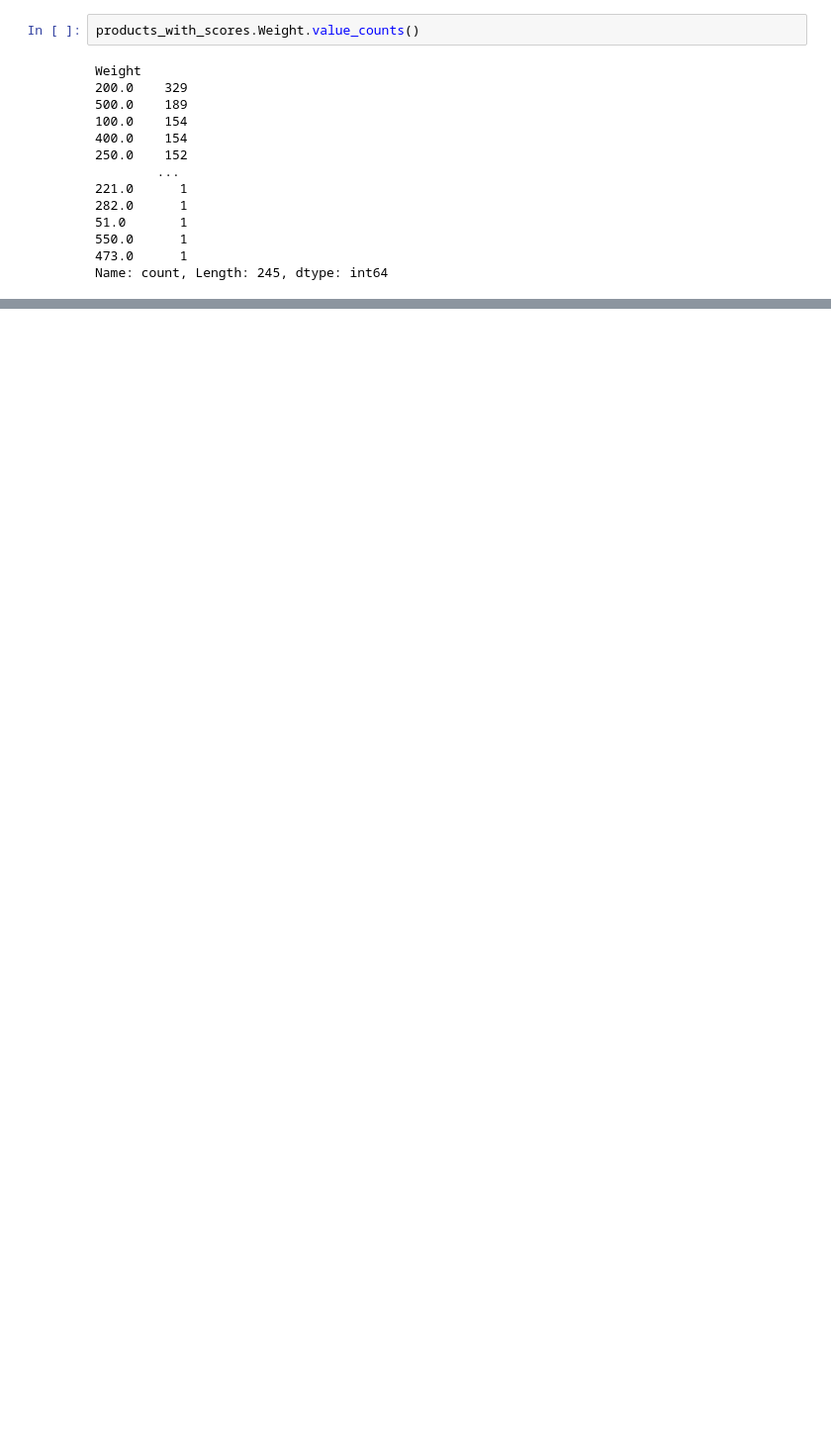
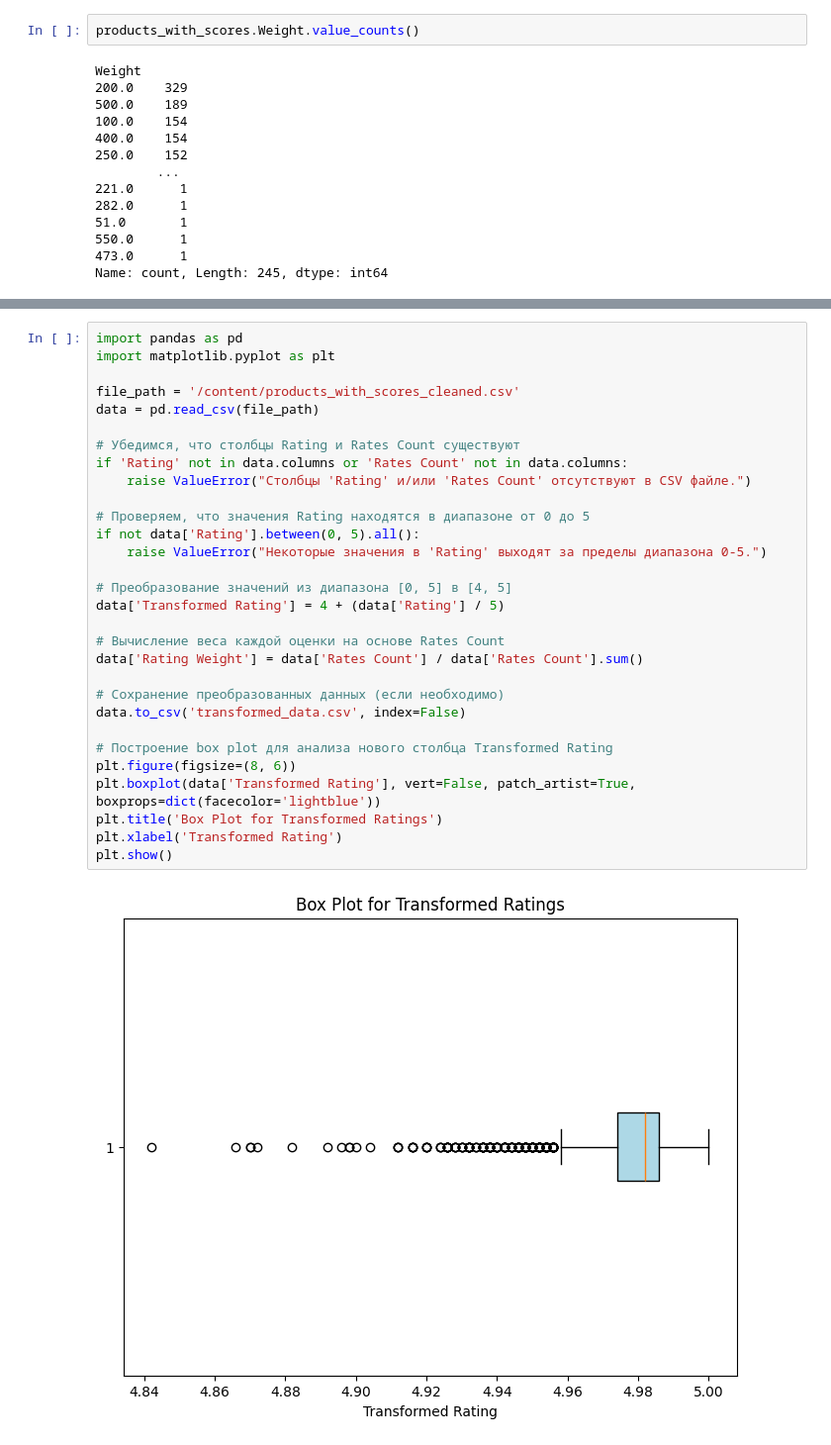
Before and after one commit to GEORG-G-A/HW_GURJEV, a Jupyter notebook: EDA.ipynb, the cells around one changed output, grey strips where cells are left out. Shown at 99% size. Saved outputs shown, nothing was run; the diff lists cells and outputs as text; blank space fills up the shorter version.

```diff
--- a/EDA.ipynb
+++ b/EDA.ipynb
@@ -191,0 +236,32 @@ Name: count, Length: 245, dtype: int64
+# %%
+import pandas as pd
+import matplotlib.pyplot as plt
+
+file_path = '/content/products_with_scores_cleaned.csv'
+data = pd.read_csv(file_path)
+
+# Убедимся, что столбцы Rating и Rates Count существуют
+if 'Rating' not in data.columns or 'Rates Count' not in data.columns:
+    raise ValueError("Столбцы 'Rating' и/или 'Rates Count' отсутствуют в CSV файле.")
+
+# Проверяем, что значения Rating находятся в диапазоне от 0 до 5
+if not data['Rating'].between(0, 5).all():
+    raise ValueError("Некоторые значения в 'Rating' выходят за пределы диапазона 0-5.")
+
+# Преобразование значений из диапазона [0, 5] в [4, 5]
+data['Transformed Rating'] = 4 + (data['Rating'] / 5)
+
+# Вычисление веса каждой оценки на основе Rates Count
+data['Rating Weight'] = data['Rates Count'] / data['Rates Count'].sum()
+
+# Сохранение преобразованных данных (если необходимо)
+data.to_csv('transformed_data.csv', index=False)
+
+# Построение box plot для анализа нового столбца Transformed Rating
+plt.figure(figsize=(8, 6))
+plt.boxplot(data['Transformed Rating'], vert=False, patch_artist=True, boxprops=dict(facecolor='lightblue'))
+plt.title('Box Plot for Transformed Ratings')
+plt.xlabel('Transformed Rating')
+plt.show()
+# %% [output]
+[figure, added]
```
Also changed, not shown: parts of 15 cells of this notebook, 2 other files.
